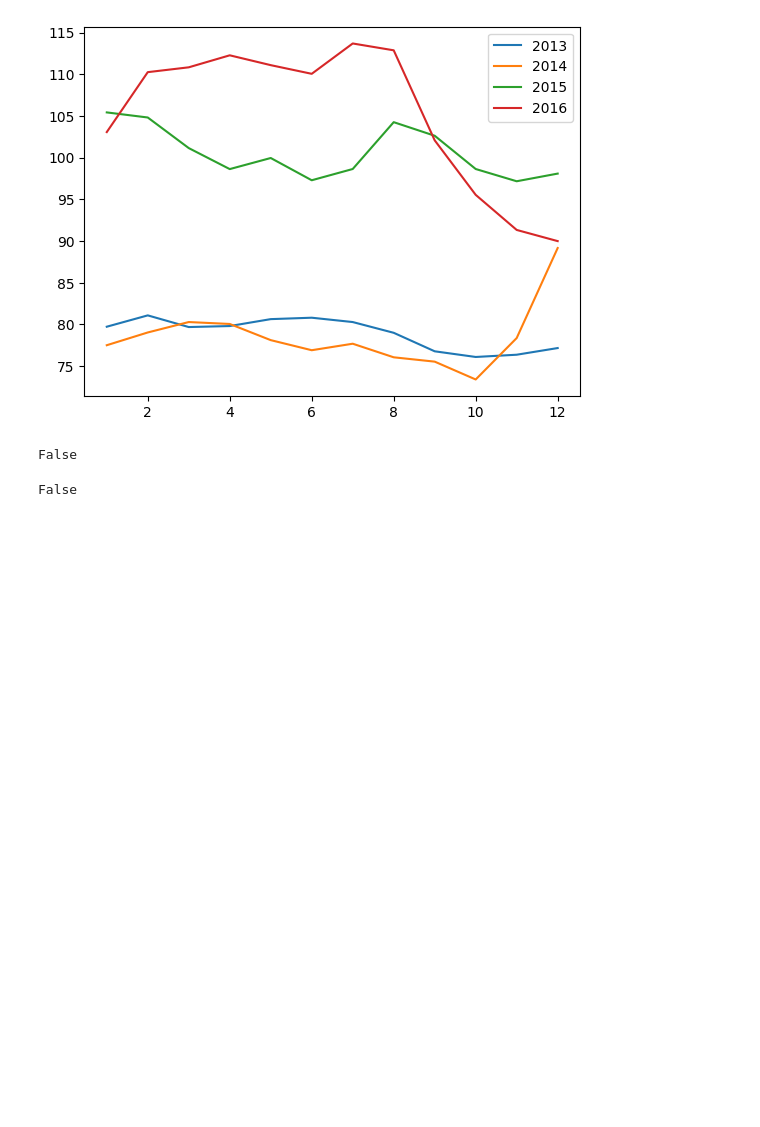
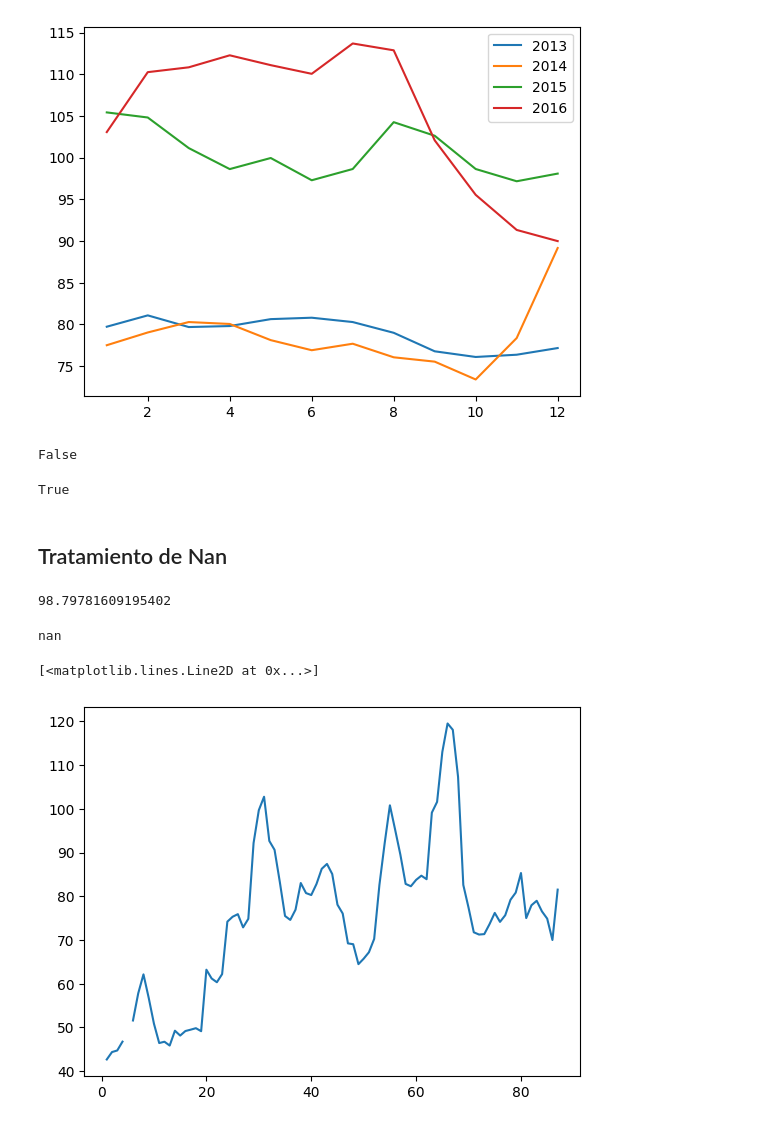
Before and after one commit to maximo-he/Numpy, a Jupyter notebook: Numpy.ipynb, the cells around one changed output. Saved outputs shown, nothing was run; the diff lists cells and outputs as text; code cells hidden in the pictures; blank space fills up the shorter version.

```diff
--- a/Numpy.ipynb
+++ b/Numpy.ipynb
@@ -35,7 +35,7 @@ array([ 1,  2,  3,  4,  5,  6,  7,  8,  9, 10, 11, 12, 13, 14, 15, 16, 17,
 # %%
 ####### Método 2 para cargar el dataset directamente desde Google Drive #####
 
-path = '/content/drive/MyDrive/Oracle Next Education (ONE) G8/Numpy: Análisis numérico eficiente con Python/manzanas.csv'
+path = '/content/drive/MyDrive/Numpy/manzanas.csv'
 
 datos = np.loadtxt(path,delimiter=',',usecols = np.arange(1,88,1))
 # %% [markdown]
@@ -209,6 +189,21 @@ np.array_equal(moscu_1,moscu_2)
 # %% [output]
 False
 # %%
-np.allclose(moscu_1,moscu_2, 0.1)
+np.allclose(moscu_1,moscu_2, 2)
 # %% [output]
-False
+True
+# %% [markdown]
+## Tratamiento de Nan
+# %%
+np.mean(Moscu)
+# %% [output]
+98.79781609195402
+# %%
+np.mean(Kaliningrado)
+# %% [output]
+nan
+# %%
+plt.plot(fechas, Kaliningrado)
+# %% [output]
+[<matplotlib.lines.Line2D at 0x...>]
+[figure, added]
```
Also changed, not shown: parts of 43 cells of this notebook.
